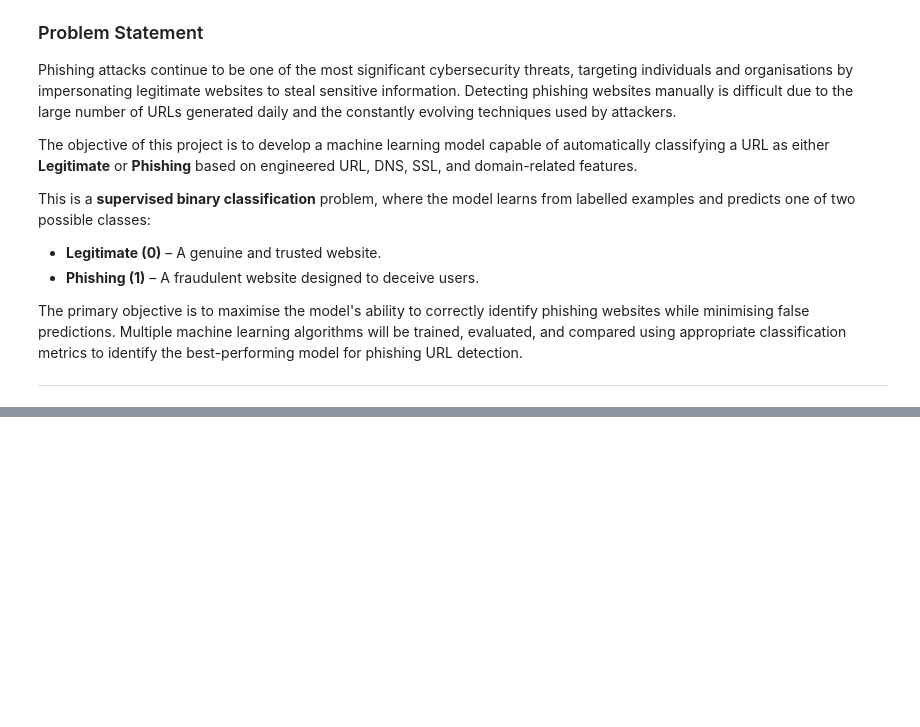
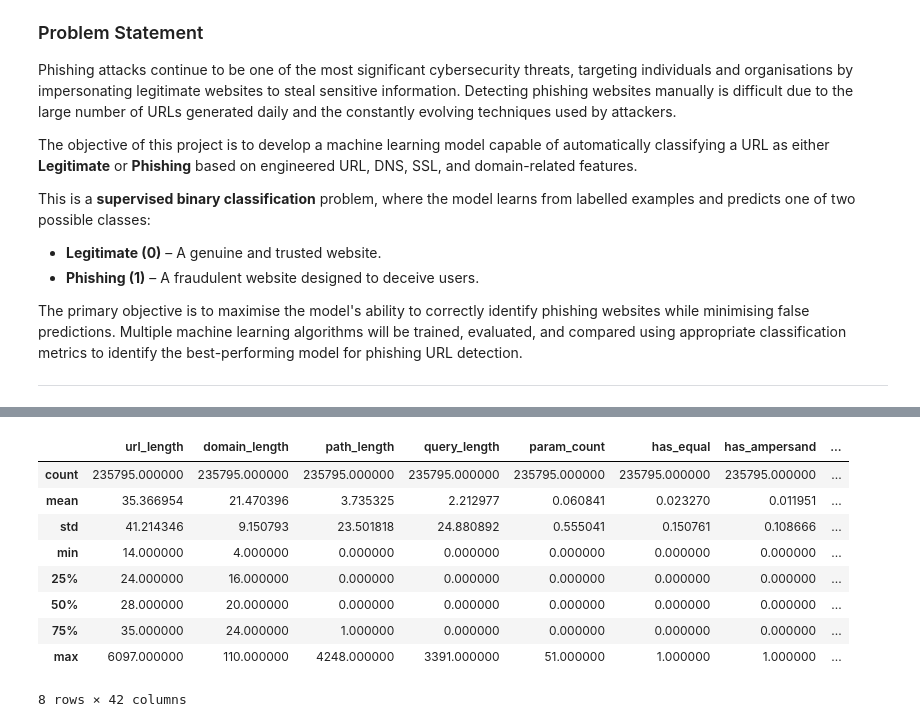
Before and after one commit to ajay-nagpal/Phishing-URL-detector, a Jupyter notebook: phishing_url_detector.ipynb, the cells around one changed output, grey strips where cells are left out. Saved outputs shown, nothing was run; the diff lists cells and outputs as text; code cells hidden in the pictures; blank space fills up the shorter version.

```diff
--- a/phishing_url_detector.ipynb
+++ b/phishing_url_detector.ipynb
@@ -124,0 +545,14 @@ import pandas as pd
+# %%
+# Summary Statistics
+df.describe()
+# %% [output]
+|  | url_length | domain_length | path_length | query_length | param_count | has_equal | has_ampersand | ... |
+| count | 235795.000000 | 235795.000000 | 235795.000000 | 235795.000000 | 235795.000000 | 235795.000000 | 235795.000000 | ... |
+| mean | 35.366954 | 21.470396 | 3.735325 | 2.212977 | 0.060841 | 0.023270 | 0.011951 | ... |
+| std | 41.214346 | 9.150793 | 23.501818 | 24.880892 | 0.555041 | 0.150761 | 0.108666 | ... |
+| min | 14.000000 | 4.000000 | 0.000000 | 0.000000 | 0.000000 | 0.000000 | 0.000000 | ... |
+| 25% | 24.000000 | 16.000000 | 0.000000 | 0.000000 | 0.000000 | 0.000000 | 0.000000 | ... |
+| 50% | 28.000000 | 20.000000 | 0.000000 | 0.000000 | 0.000000 | 0.000000 | 0.000000 | ... |
+| 75% | 35.000000 | 24.000000 | 1.000000 | 0.000000 | 0.000000 | 0.000000 | 0.000000 | ... |
+| max | 6097.000000 | 110.000000 | 4248.000000 | 3391.000000 | 51.000000 | 1.000000 | 1.000000 | ... |
+8 rows × 42 columns
```
Also changed, not shown: parts of 18 cells of this notebook.
